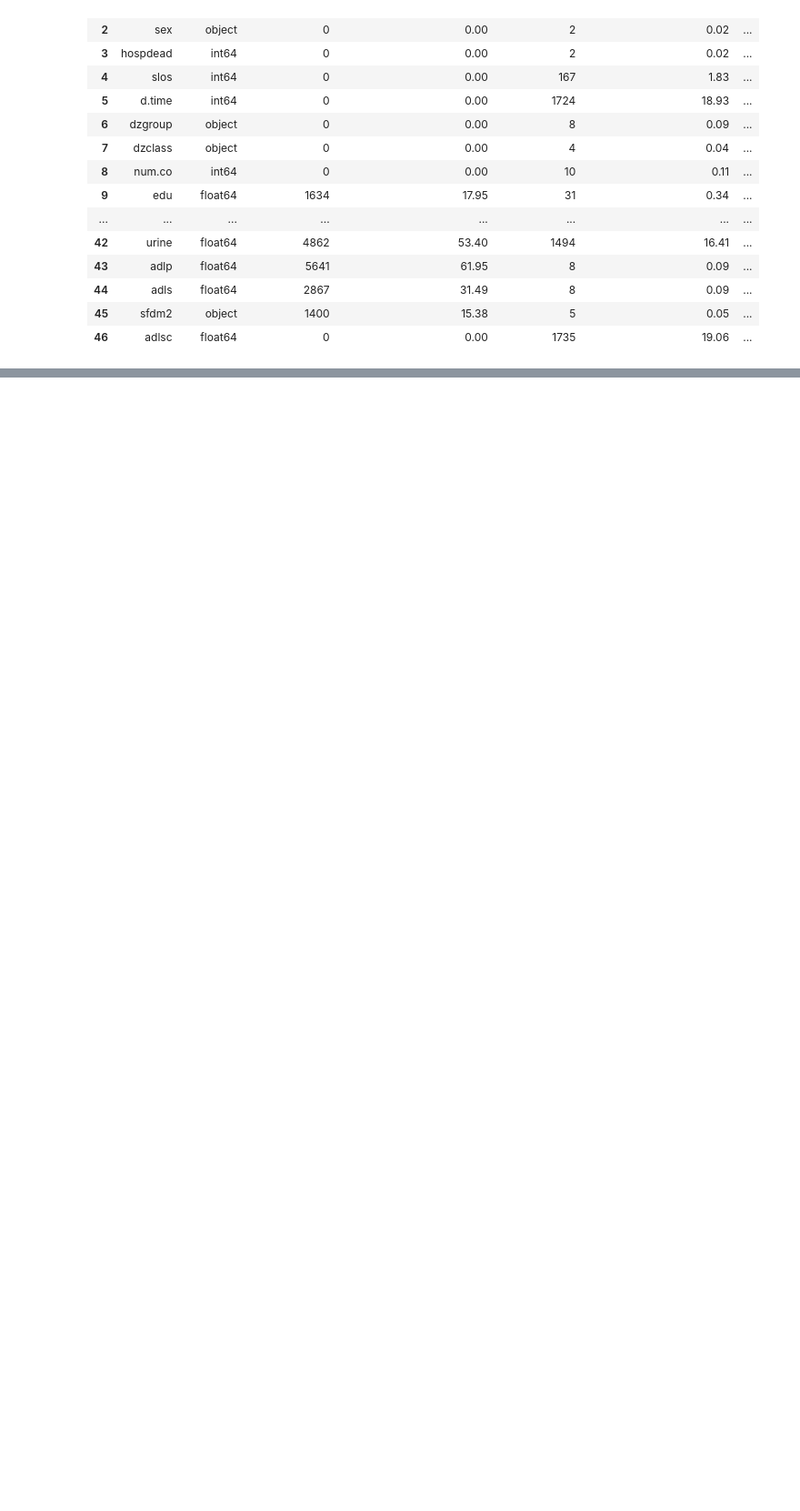
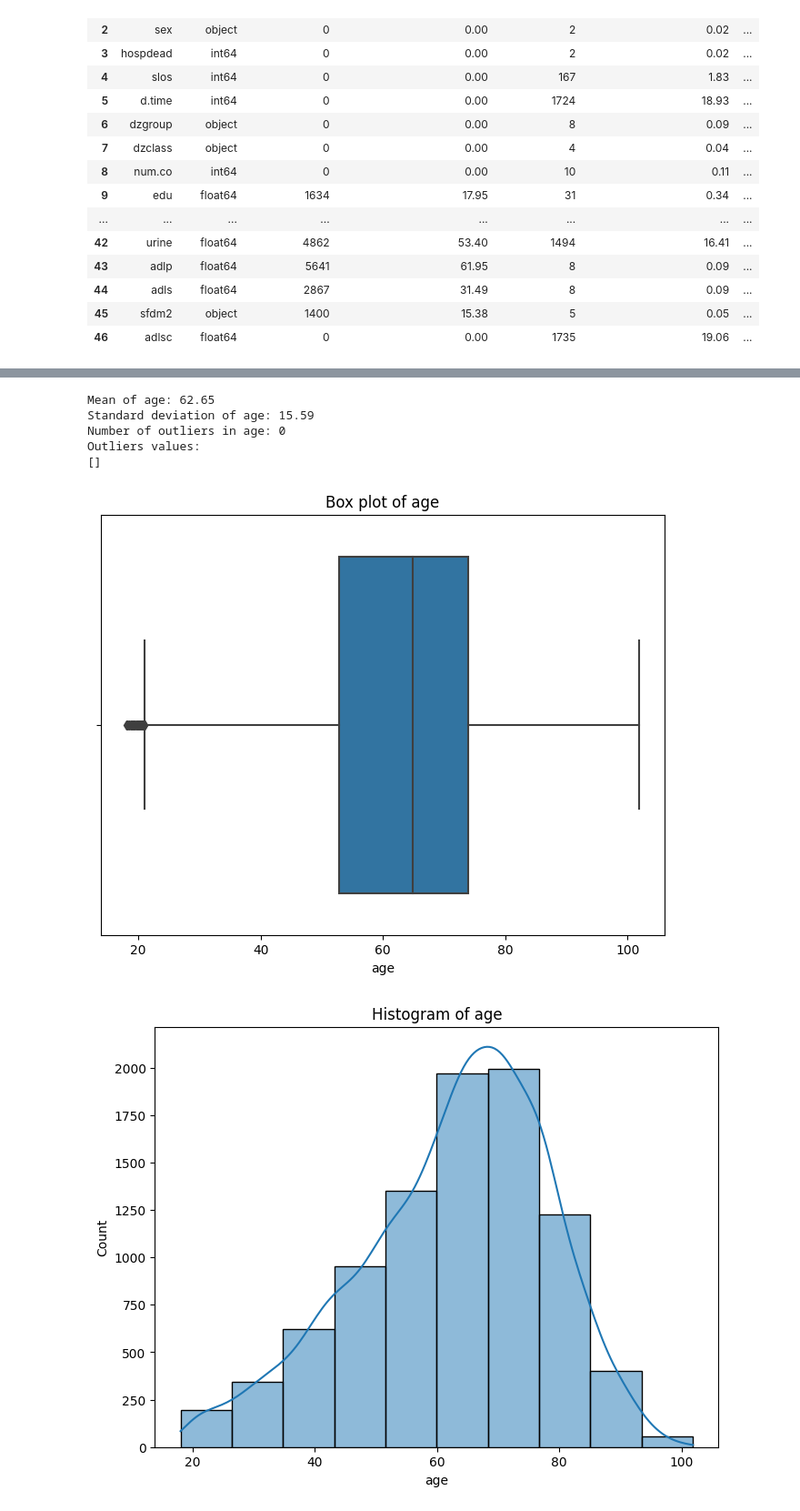
Before and after one commit to Parzon/SUPPORT2_ML_ANALYSIS, a Jupyter notebook: Support2_PyNotebook.ipynb, the cells around one changed output, grey strips where cells are left out. Shown: that part at 91% size. Saved outputs shown, nothing was run; the diff lists cells and outputs as text; code cells hidden in the pictures; blank space fills up the shorter version.

```diff
--- a/Support2_PyNotebook.ipynb
+++ b/Support2_PyNotebook.ipynb
@@ -476,0 +338,10 @@ Outliers values:
+# %%
+data_exploration(data, 'age')
+# %% [output]
+Mean of age: 62.65
+Standard deviation of age: 15.59
+Number of outliers in age: 0
+Outliers values:
+[]
+[figure, added]
+[figure, added]
```
Also changed, not shown: parts of 112 cells of this notebook, 1 other file.
